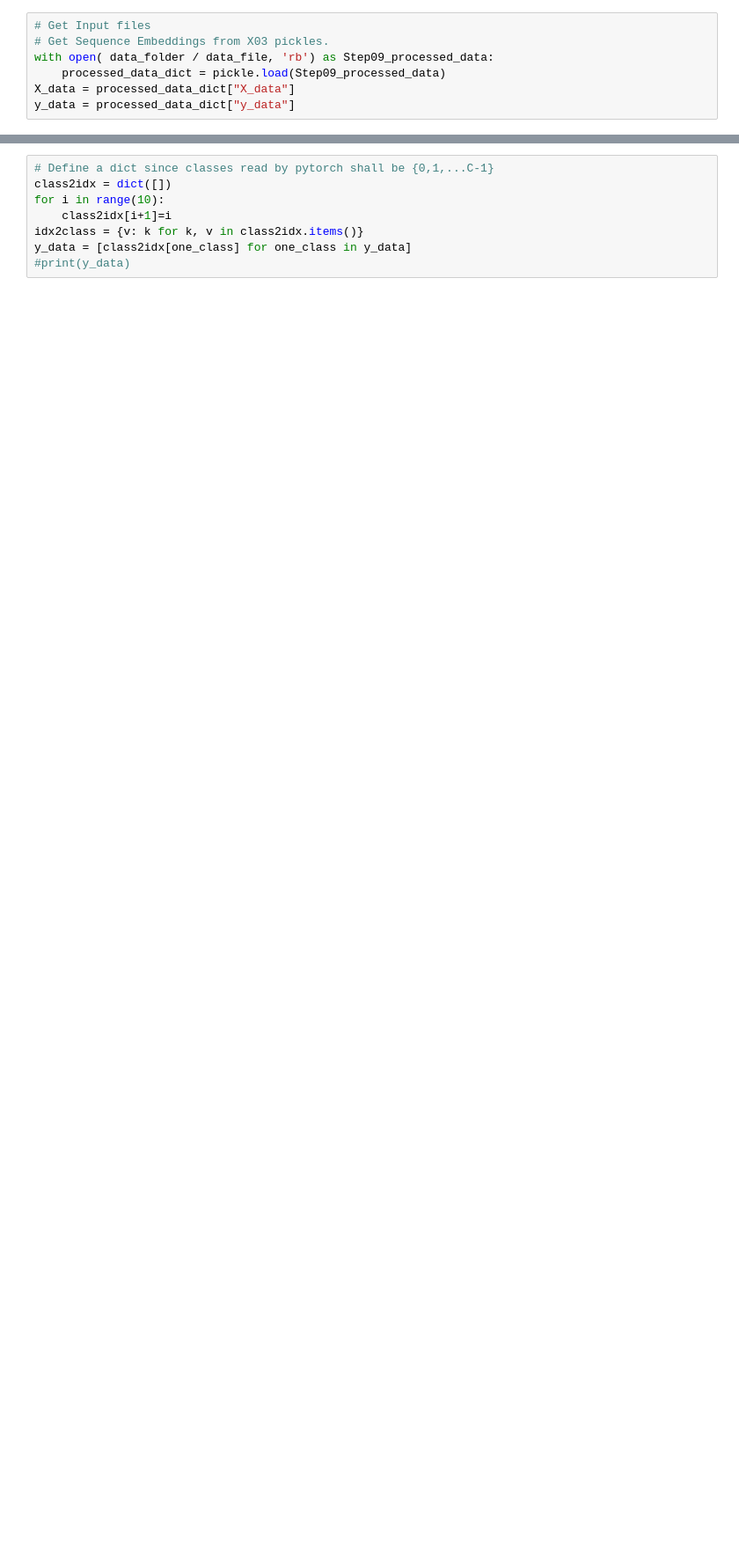
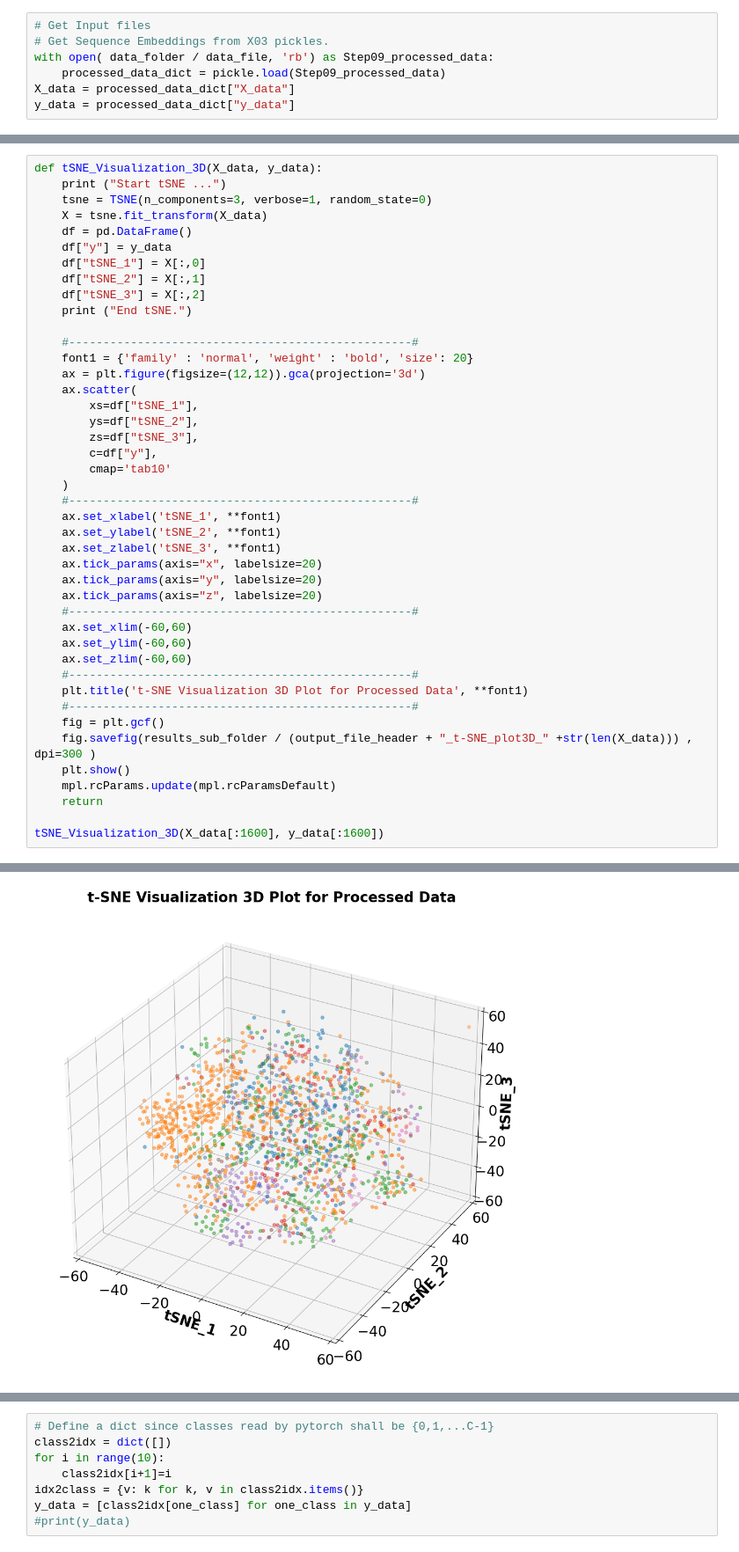
Before and after one commit to Zhiqing-Xu/Reaction-Distance-Prediction, a Jupyter notebook: ECFP_Distance_Metric_Main.ipynb, the cells around one changed output, grey strips where cells are left out. Shown at 88% size. Saved outputs shown, nothing was run; the diff lists cells and outputs as text; blank space fills up the shorter version.

```diff
--- a/ECFP_Distance_Metric_Main.ipynb
+++ b/ECFP_Distance_Metric_Main.ipynb
@@ -1066,0 +1049,44 @@ def tSNE_Visualization_3D(X_data, y_data):
+# %%
+def tSNE_Visualization_3D(X_data, y_data):
+    print ("Start tSNE ...")
+    tsne = TSNE(n_components=3, verbose=1, random_state=0)
+    X = tsne.fit_transform(X_data)
+    df = pd.DataFrame()
+    df["y"] = y_data
+    df["tSNE_1"] = X[:,0]
+    df["tSNE_2"] = X[:,1]
+    df["tSNE_3"] = X[:,2]
+    print ("End tSNE.")
+
+    #--------------------------------------------------#
+    font1 = {'family' : 'normal', 'weight' : 'bold', 'size': 20}
+    ax = plt.figure(figsize=(12,12)).gca(projection='3d')
+    ax.scatter(
+        xs=df["tSNE_1"],
+        ys=df["tSNE_2"],
+        zs=df["tSNE_3"],
+        c=df["y"],
+        cmap='tab10'
+    )
+    #--------------------------------------------------#
+    ax.set_xlabel('tSNE_1', **font1)
+    ax.set_ylabel('tSNE_2', **font1)
+    ax.set_zlabel('tSNE_3', **font1)
+    ax.tick_params(axis="x", labelsize=20)
+    ax.tick_params(axis="y", labelsize=20)
+    ax.tick_params(axis="z", labelsize=20)
+    #--------------------------------------------------#
+    ax.set_xlim(-60,60)
+    ax.set_ylim(-60,60)
+    ax.set_zlim(-60,60)
+    #--------------------------------------------------#
+    plt.title('t-SNE Visualization 3D Plot for Processed Data', **font1)
+    #--------------------------------------------------#
+    fig = plt.gcf()
+    fig.savefig(results_sub_folder / (output_file_header + "_t-SNE_plot3D_" +str(len(X_data))) , dpi=300 )
+    plt.show()
+    mpl.rcParams.update(mpl.rcParamsDefault)
+    return
+
+tSNE_Visualization_3D(X_data[:1600], y_data[:1600])
+# %% [output]
@@ -1066,0 +1104 @@ def tSNE_Visualization_3D(X_data, y_data):
+[figure, added]
```
Also changed, not shown: parts of 61 cells of this notebook.
